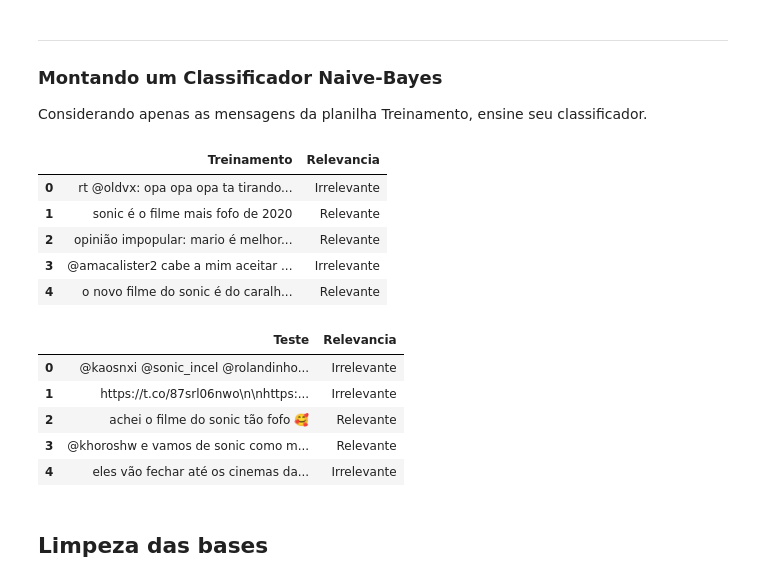
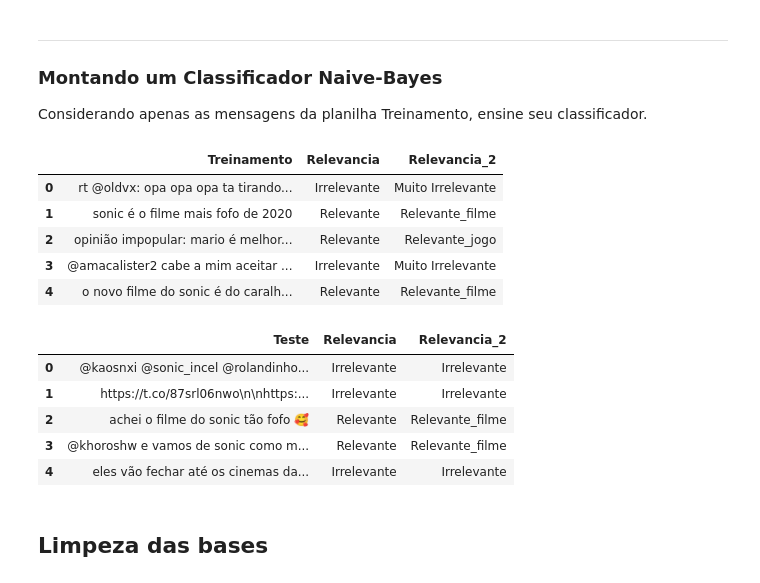
Before and after one commit to GiuseppeAvila/CDados2020_Projeto1, a Jupyter notebook: Projeto1_Classificador_layout.ipynb, the cells around one changed output. Saved outputs shown, nothing was run; the diff lists cells and outputs as text; code cells hidden in the pictures.

```diff
--- a/Projeto1_Classificador_layout.ipynb
+++ b/Projeto1_Classificador_layout.ipynb
@@ -68,18 +78,22 @@ Considerando apenas as mensagens da planilha Treinamento, ensine  seu classifica
 # %%
 tweets_treinamento = pd.read_excel('Sonic.xlsx',sheet_name=0)
 tweets_treinamento["Relevancia"] = tweets_treinamento["Relevancia"].replace(0,"Irrelevante")
 tweets_treinamento["Relevancia"] = tweets_treinamento["Relevancia"].replace(1,"Relevante")
 tweets_treinamento["Relevancia"] = tweets_treinamento["Relevancia"].replace(2,"Infos")
 
+tweets_treinamento["Relevancia_2"] = tweets_treinamento["Relevancia_2"].replace(0,"Muito Irrelevante")
+tweets_treinamento["Relevancia_2"] = tweets_treinamento["Relevancia_2"].replace(1,"Relevante_filme")
+tweets_treinamento["Relevancia_2"] = tweets_treinamento["Relevancia_2"].replace(2,"Irrelevante")
+tweets_treinamento["Relevancia_2"] = tweets_treinamento["Relevancia_2"].replace(3,"Relevante_jogo")
 
 tweets_treinamento.head()
 # %% [output]
-|  | Treinamento | Relevancia |
-| 0 | rt @oldvx: opa opa opa ta tirando... | Irrelevante |
-| 1 | sonic é o filme mais fofo de 2020 | Relevante |
-| 2 | opinião impopular: mario é melhor... | Relevante |
-| 3 | @amacalister2 cabe a mim aceitar ... | Irrelevante |
-| 4 | o novo filme do sonic é do caralh... | Relevante |
+|  | Treinamento | Relevancia | Relevancia_2 |
+| 0 | rt @oldvx: opa opa opa ta tirando... | Irrelevante | Muito Irrelevante |
+| 1 | sonic é o filme mais fofo de 2020 | Relevante | Relevante_filme |
+| 2 | opinião impopular: mario é melhor... | Relevante | Relevante_jogo |
+| 3 | @amacalister2 cabe a mim aceitar ... | Irrelevante | Muito Irrelevante |
+| 4 | o novo filme do sonic é do caralh... | Relevante | Relevante_filme |
 # %%
 tweets_teste= pd.read_excel("Sonic.xlsx",sheet_name=1)
 
@@ -87,15 +101,20 @@ tweets_teste["Relevancia"] = tweets_teste["Relevancia"].replace(0,"Irrelevante")
 tweets_teste["Relevancia"] = tweets_teste["Relevancia"].replace(1,"Relevante")
 tweets_teste["Relevancia"] = tweets_teste["Relevancia"].replace(2,"Infos")
 
+tweets_teste["Relevancia_2"] = tweets_teste["Relevancia_2"].replace(0,"Irrelevante")
+tweets_teste["Relevancia_2"] = tweets_teste["Relevancia_2"].replace(1,"Relevante_filme")
+tweets_teste["Relevancia_2"] = tweets_teste["Relevancia_2"].replace(2,"Infos")
+tweets_teste["Relevancia_2"] = tweets_teste["Relevancia_2"].replace(3,"Relevante_jogo")
+
 
 tweets_teste.head()
 # %% [output]
-|  | Teste | Relevancia |
-| 0 | @kaosnxi @sonic_incel @rolandinho... | Irrelevante |
-| 1 | https://t.co/87srl06nwo\n\nhttps:... | Irrelevante |
-| 2 | achei o filme do sonic tão fofo 🥰 | Relevante |
-| 3 | @khoroshw e vamos de sonic como m... | Relevante |
-| 4 | eles vão fechar até os cinemas da... | Irrelevante |
+|  | Teste | Relevancia | Relevancia_2 |
+| 0 | @kaosnxi @sonic_incel @rolandinho... | Irrelevante | Irrelevante |
+| 1 | https://t.co/87srl06nwo\n\nhttps:... | Irrelevante | Irrelevante |
+| 2 | achei o filme do sonic tão fofo 🥰 | Relevante | Relevante_filme |
+| 3 | @khoroshw e vamos de sonic como m... | Relevante | Relevante_filme |
+| 4 | eles vão fechar até os cinemas da... | Irrelevante | Irrelevante |
 # %% [markdown]
 ## Limpeza das bases
 # %% [markdown]
```
Also changed, not shown: parts of 42 cells of this notebook, 1 other file.
